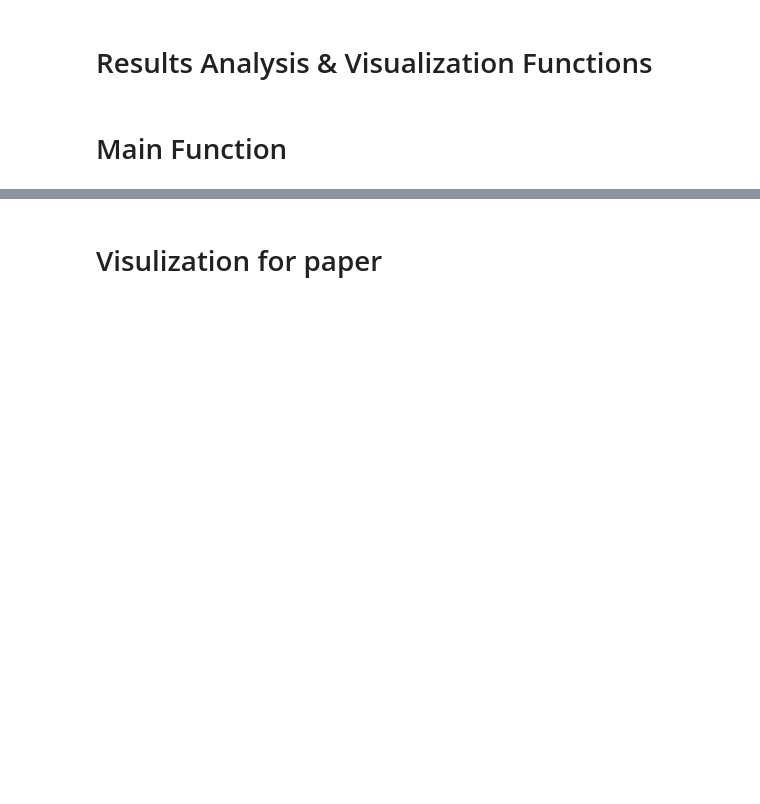
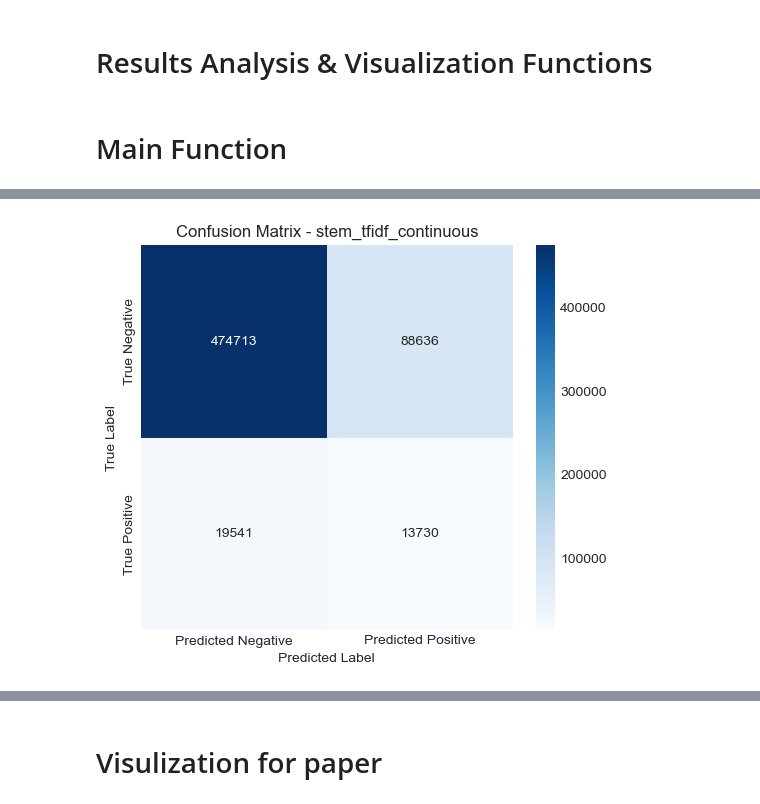
Before and after one commit to mingleyi/Paper-Code, a Jupyter notebook: Experiment.ipynb, the cells around one changed output, grey strips where cells are left out. Drawn from its saved outputs; the diff is of its cells as text; code cells hidden in the pictures; blank space fills up the shorter version.

```diff
--- a/Experiment.ipynb
+++ b/Experiment.ipynb
@@ -636,0 +823,20 @@ Generate the original fractional scatter plot for the best model stem_tfidf_cont
+# %%
+best_model_info = results_df_summary[
+    (results_df_summary['tokenization'] == best_config_name.split('_')[0]) &
+    (results_df_summary['vectorization'] == '_'.join(best_config_name.split('_')[1:]))
+].sort_values(by='micro_f1', ascending=False).iloc[0]
+
+best_binarize_rule = best_model_info['binarize_rule']
+best_ipsatised_scores = all_scores[best_config_name]['ipsatised']
+expert_ipsatised_scores = ipsatise_scores(expert_scores_df)
+_, y_true_best, y_pred_best = evaluate_performance(best_ipsatised_scores, expert_ipsatised_scores, binarize_rule=best_binarize_rule)
+
+cm = confusion_matrix(y_true_best.ravel(), y_pred_best.ravel())
+plt.figure(figsize=(6, 5))
+sns.heatmap(cm, annot=True, fmt='d', cmap='Blues', xticklabels=['Predicted Negative', 'Predicted Positive'], yticklabels=['True Negative', 'True Positive'])
+plt.title(f'Confusion Matrix - {best_config_name}')
+plt.ylabel('True Label')
+plt.xlabel('Predicted Label')
+plt.show()
+# %% [output]
+[figure, added]
```
Also changed, not shown: parts of 15 cells of this notebook.
